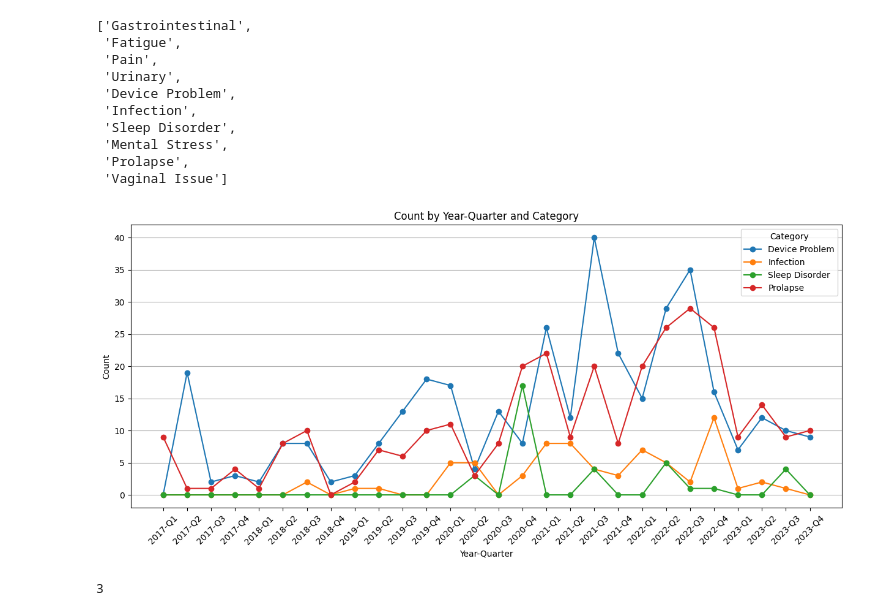
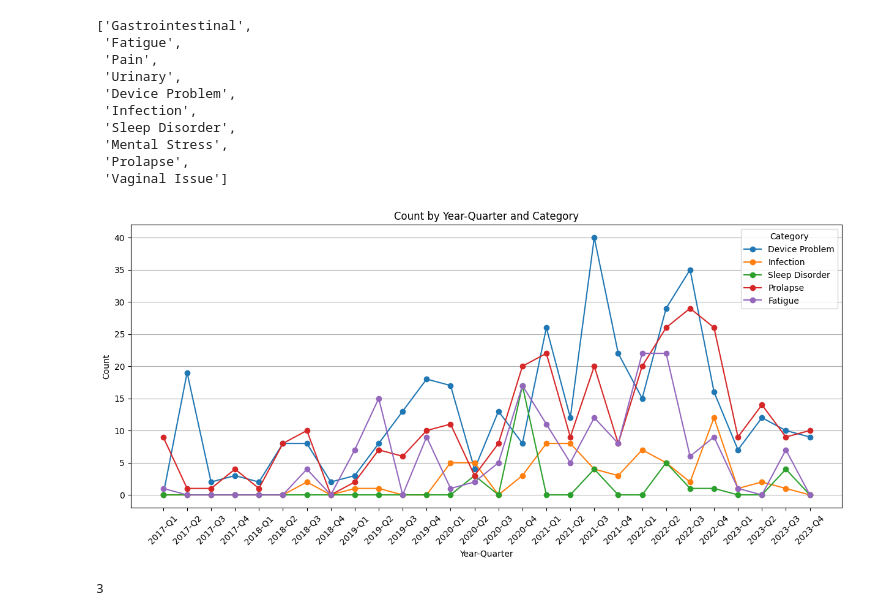
Before and after one commit to KaneZhao/Adverse-Events-in-Female-Stress-Urinary-Incontinence, a Jupyter notebook: EDA.ipynb, the cells around one changed output. Drawn from its saved outputs; the diff is of its cells as text; code cells hidden in the pictures.

```diff
--- a/EDA.ipynb
+++ b/EDA.ipynb
@@ -622,3 +626,27 @@ merged_files_filtered['Years'] = (pd.to_datetime(merged_files_filtered['DATE_REC
 merged_files_filtered['Year'] = merged_files_filtered['DATE_RECEIVED'].dt.year
 merged_files_filtered['Quarter'] = merged_files_filtered['DATE_RECEIVED'].dt.quarter
 merged_files_filtered['Year-Quarter'] = merged_files_filtered['Year'].astype(str) + '-Q' + merged_files_filtered['Quarter'].astype(str)
+# %%
+results_all = []
+
+# Process each category
+for category, keywords in advese_events.items():
+    # Filter rows where 'FOI_TEXT' contains the search string
+    search_string = "|".join(keywords).upper()
+    filtered_rows = merged_files_filtered[merged_files_filtered['FOI_TEXT'].str.contains(search_string, case=False)]
+
+    num = 0
+    for word in keywords:
+        num += len(merged_files_filtered[merged_files_filtered['FOI_TEXT'].str.contains(word, case=False)])
+
+    # Group by 'Year' and count the number of rows in each group
+    # count_by_year = filtered_rows.groupby('Year-Quarter').size().reset_index(name='Count')
+
+    # Add the category to the result
+    # count_by_year['Category'] = category
+    temp = {category: (len(filtered_rows), num, len(filtered_rows)/6600)}
+
+    # Append the result to the list
+    results_all.append(temp)
+
+results_all
@@ -734,33 +773,33 @@ plt.show()
 # %%
 import matplotlib.pyplot as plt
 
 # Create the line plot
 plt.figure(figsize=(15, 6))
 # categories = res['Category'].unique()
-categories = ['Device Problem', 'Infection', 'Sleep Disorder', 'Prolapse' ]
+categories = ['Device Problem', 'Infection', 'Sleep Disorder', 'Prolapse', 'Fatigue']
 
 for category in categories:
     subset = res[res['Category'] == category]
     plt.plot(subset['Year-Quarter'], subset['Count'], marker='o', label=category)
 
 # Customize the plot
 plt.title('Count by Year-Quarter and Category')
 plt.xlabel('Year-Quarter')
 plt.ylabel('Count')
 plt.legend(title='Category')
 #plt.grid(True)
 plt.grid(True, axis='y')
 plt.xticks(rotation=45)
 
 # Set x-axis ticks to be integers
 # years = final_results['Year-Quarter'].drop_duplicates().sort_values().to_list()
 years = res['Year-Quarter'].unique()
 plt.xticks(ticks=years, labels=[str(year) for year in years])
 
 # Show the plot
 plt.show()
 # %% [output]
-[figure, old version]
+[figure, new version]
 # %%
 merged_files_filtered["FOI_TEXT"].str.contains('DESATURATION').sum()
 # %% [output]
```
Also changed, not shown: parts of 4 cells of this notebook, 1 other file.
